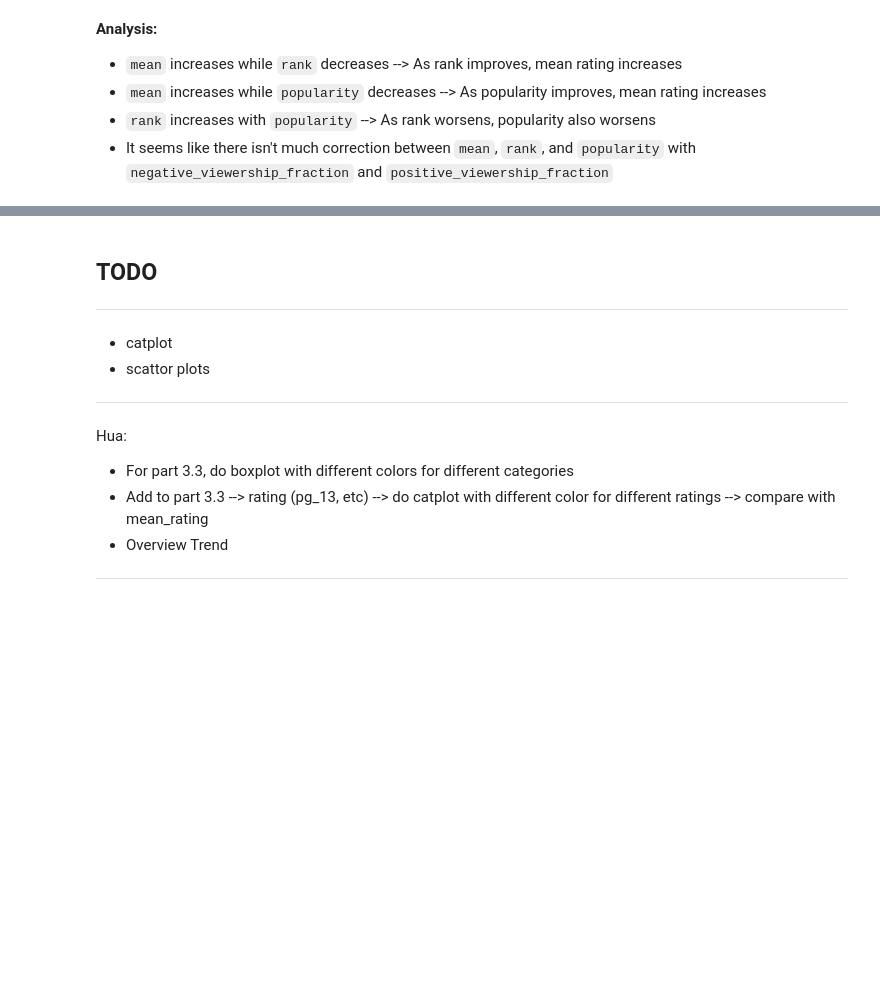
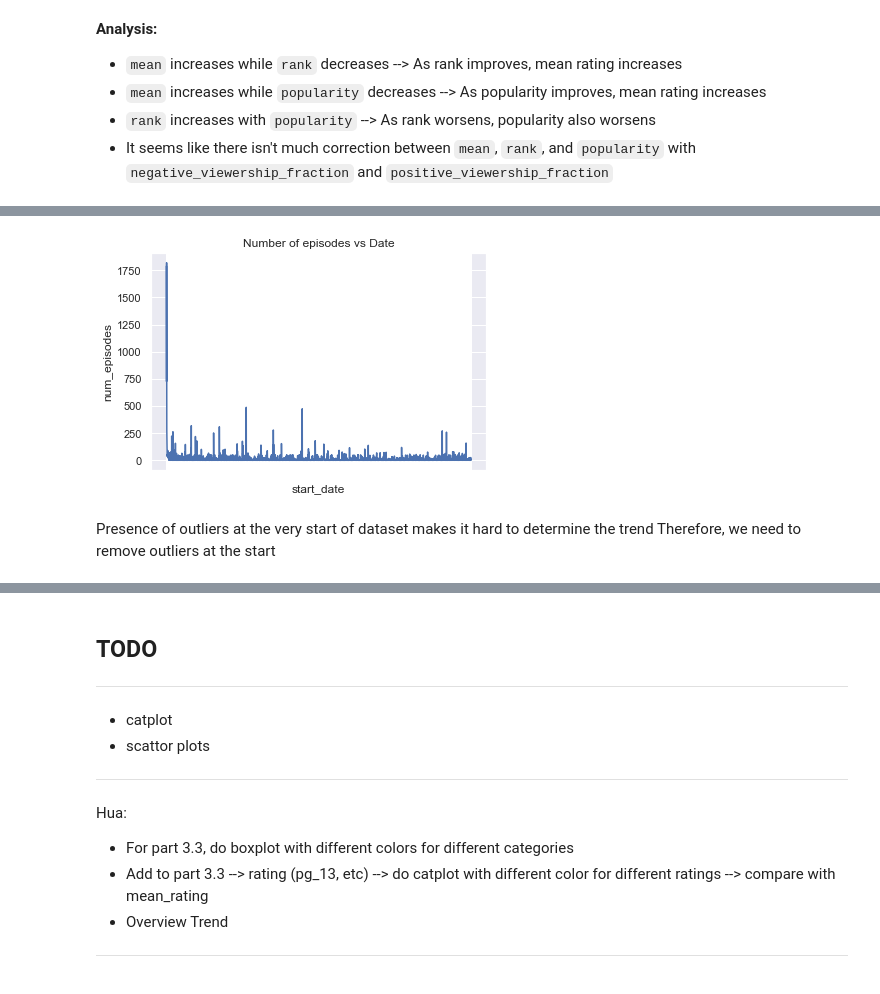
Before and after one commit to ztjhz/SC1015-Project, a Jupyter notebook: Anime/exploratory_data_analysis_visualization.ipynb, the cells around one changed output, grey strips where cells are left out. Cells and saved outputs as stored; diff of their text form; code cells hidden in the pictures; blank space fills up the shorter version.

Commit message:
5a) trend of number of episodes over time

```diff
--- a/Anime/exploratory_data_analysis_visualization.ipynb
+++ b/Anime/exploratory_data_analysis_visualization.ipynb
@@ -1004,0 +1013,4 @@ Correlation Heatmap Reference: https://medium.com/@szabo.bibor/how-to-create-a-s
+# %%
+start_date_num_episodes_df = pd.DataFrame(
+    anime_df_cleaner.groupby('start_date')['num_episodes'].mean())
+start_date_num_episodes_df.describe()
@@ -1004,0 +1029,5 @@ Correlation Heatmap Reference: https://medium.com/@szabo.bibor/how-to-create-a-s
+# %%
+cleaned_start_date_num_episodes_df = start_date_num_episodes_df[
+    start_date_num_episodes_df['num_episodes'] != 0]
+cleaned_start_date_num_episodes_df = cleaned_start_date_num_episodes_df.sort_values(by='start_date')
+cleaned_start_date_num_episodes_df
@@ -1004,0 +1049,14 @@ Correlation Heatmap Reference: https://medium.com/@szabo.bibor/how-to-create-a-s
+# %%
+ax = sb.lineplot(x='start_date',
+                 y='num_episodes',
+                 data=cleaned_start_date_num_episodes_df)
+ax.set(xlabel="start_date")
+ax.set(xticklabels=[])
+ax.tick_params(bottom=False)
+ax.set(title="Number of episodes vs Date")
+plt.show()
+# %% [output]
+[figure, added]
+# %% [markdown]
+Presence of outliers at the very start of dataset makes it hard to determine the trend
+Therefore, we need to remove outliers at the start
```
Also changed, not shown: parts of 18 cells of this notebook.
